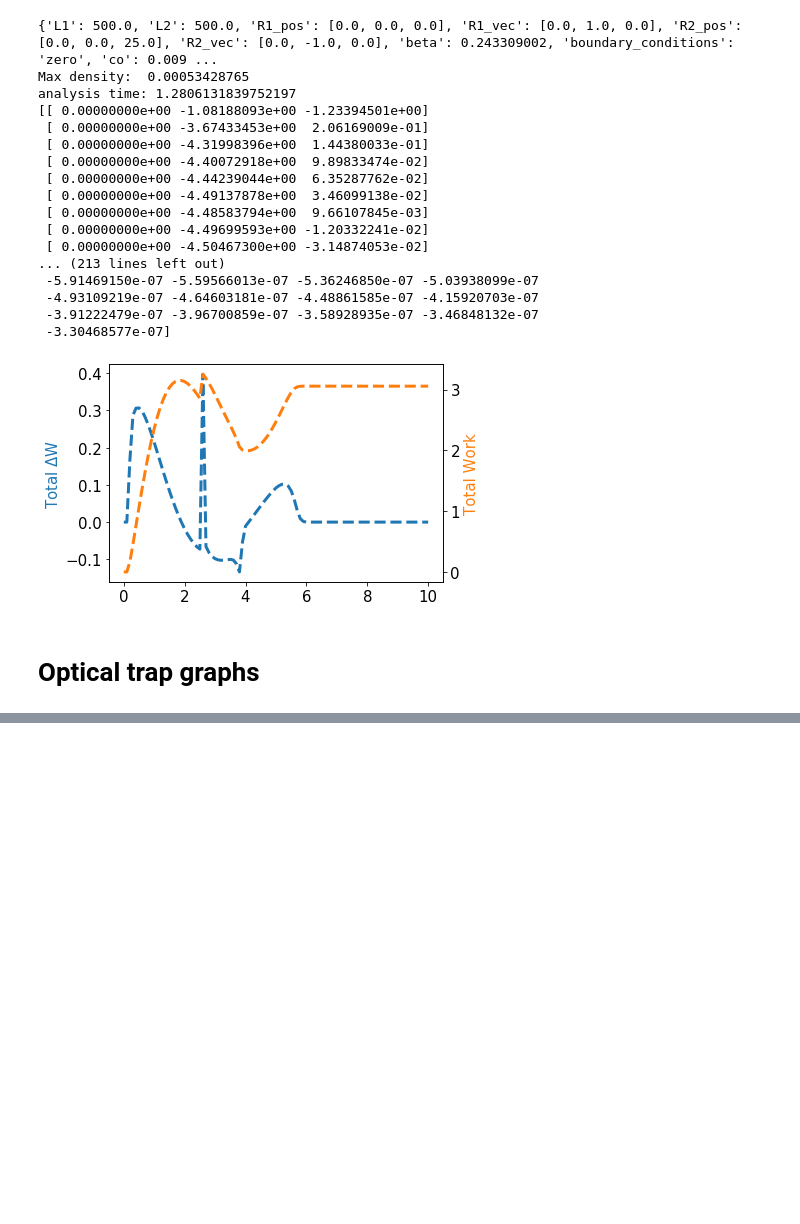
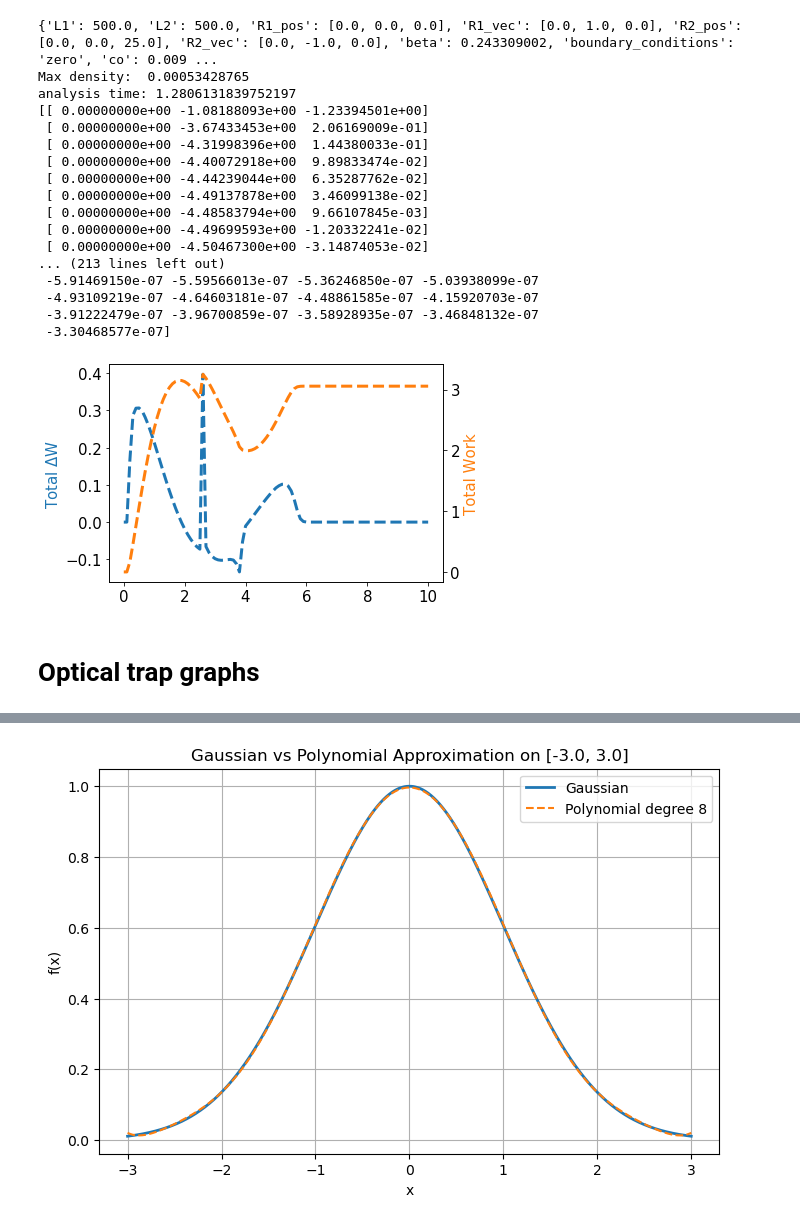
Before and after one commit to lamsoa729/FoXlink, a Jupyter notebook: notebooks/pde_graph_prototypes.ipynb, the cells around one changed output, grey strips where cells are left out. Drawn from its saved outputs; the diff is of its cells as text; code cells hidden in the pictures; blank space fills up the shorter version.

```diff
--- a/notebooks/pde_graph_prototypes.ipynb
+++ b/notebooks/pde_graph_prototypes.ipynb
@@ -537,3 +537,86 @@ analysis time: 1.2806131839752197
 [figure]
 # %% [markdown]
 # Optical trap graphs
+# %%
+import numpy as np
+import matplotlib.pyplot as plt
+from numpy.polynomial import Chebyshev, Polynomial
+
+def gaussian(x, sigma=1.0):
+    return np.exp(-x**2 / (2 * sigma**2))
+
+def gaussian_poly_approx(sigma=1.0, L=3.0, degree=8):
+    """
+    Approximates a Gaussian e^(-x^2/(2*sigma^2)) on [-L, L]
+    with a Chebyshev polynomial of given degree.
+
+    Returns:
+        poly (Polynomial): the polynomial approximation
+        coeffs (np.ndarray): coefficients in increasing order
+    """
+    # Sample points for fitting
+    x_samples = np.linspace(-L, L, 1000)
+    y_samples = gaussian(x_samples, sigma)
+
+    # Fit Chebyshev on [-L, L]
+    cheb_fit = Chebyshev.fit(x_samples, y_samples, deg=degree, domain=[-L, L])
+
+    # Convert to a standard power basis polynomial
+    poly_fit = cheb_fit.convert(kind=Polynomial)
+    return poly_fit, poly_fit.coef
+
+def plot_gaussian_approx(sigma=1.0, L=3.0, degree=8):
+    # Get the polynomial approximation
+    poly, coeffs = gaussian_poly_approx(sigma, L, degree)
+
+    # Print explicit polynomial
+    print(f"\nPolynomial approximation of Gaussian on [-{L}, {L}] (degree {degree}):")
+    terms = []
+    for i, c in enumerate(coeffs):
+        if abs(c) < 1e-14:  # skip tiny numerical noise
+            continue
+        if i == 0:
+            terms.append(f"{c:.8f}")
+        elif i == 1:
+            terms.append(f"{c:.8f}*x")
+        else:
+            terms.append(f"{c:.8f}*x^{i}")
+    print("P(x) = " + " + ".join(terms))
+
+    # Create plot points
+    x = np.linspace(-L, L, 1000)
+    y_true = gaussian(x, sigma)
+    y_poly = poly(x)
+
+    # Compute error
+    error = np.abs(y_true - y_poly)
+    max_err = np.max(error)
+    print(f"\nMaximum error on [-{L}, {L}] = {max_err:.6e}")
+
+    # Plot the Gaussian vs approximation
+    plt.figure(figsize=(8, 5))
+    plt.plot(x, y_true, label='Gaussian', linewidth=2)
+    plt.plot(x, y_poly, '--', label=f'Polynomial degree {degree}')
+    plt.title(f"Gaussian vs Polynomial Approximation on [-{L}, {L}]")
+    plt.xlabel("x")
+    plt.ylabel("f(x)")
+    plt.legend()
+    plt.grid(True)
+    plt.show()
+
+    # Plot the error
+    plt.figure(figsize=(8, 3))
+    plt.plot(x, error, color='red')
+    plt.title("Absolute Error")
+    plt.xlabel("x")
+    plt.ylabel("|error|")
+    plt.grid(True)
+    plt.show()
+
+if __name__ == "__main__":
+    sigma = 1.0
+    L = 3.0
+    degree = 8
+
+    plot_gaussian_approx(sigma, L, degree)
+# %% [output]
@@ -539,0 +627 @@ analysis time: 1.2806131839752197
+[figure, added]
```
Also changed, not shown: parts of 1 cell of this notebook, 7 other files.
